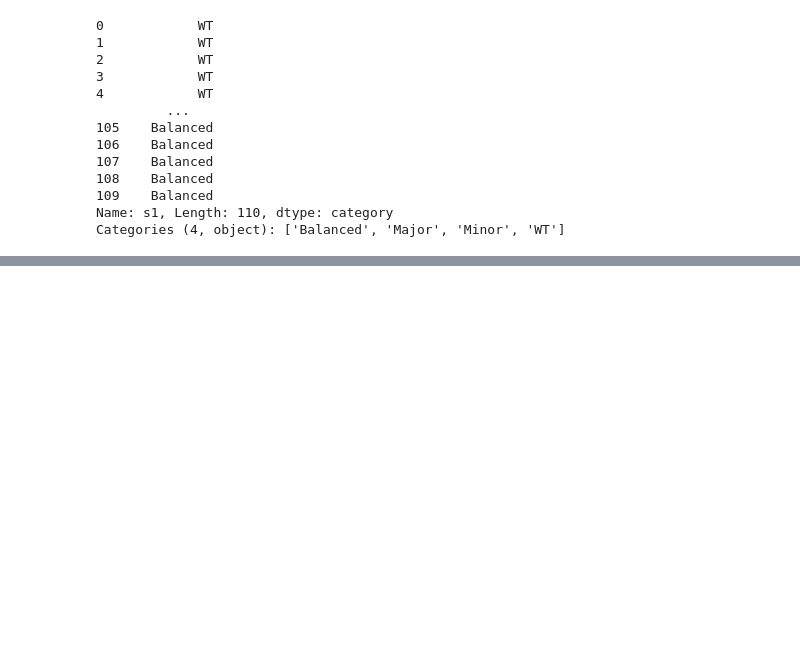
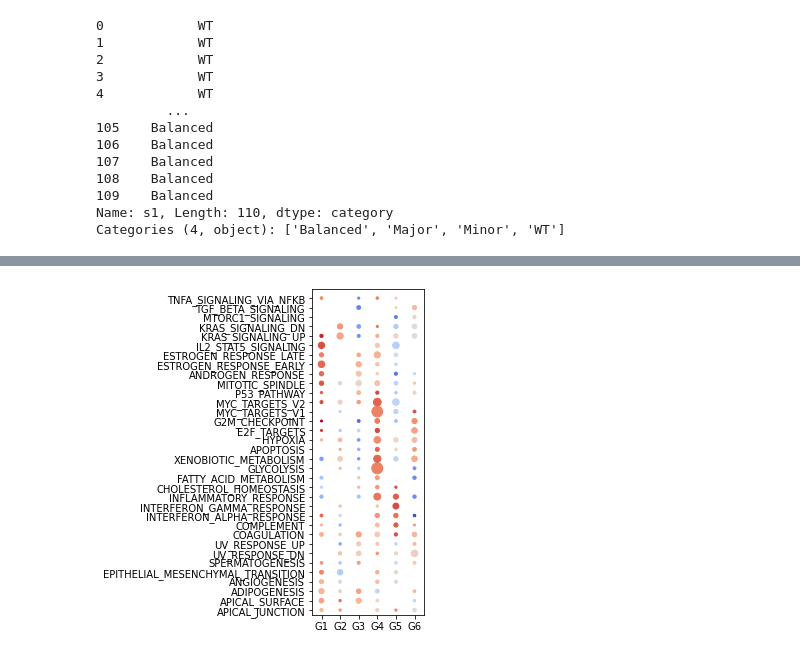
Before and after one commit to fossbert/Python_Packages, a Jupyter notebook: Dev_cbviz.ipynb, the cells around one changed output, grey strips where cells are left out. Cells and saved outputs as stored; diff of their text form; code cells hidden in the pictures; blank space fills up the shorter version.

```diff
--- a/Dev_cbviz.ipynb
+++ b/Dev_cbviz.ipynb
@@ -264,0 +273,2 @@ sb.data.dtypes
+# %%
+df['y'] = df['y'].astype('category').cat.reorder_categories(hm['Name'].to_list())
@@ -264,0 +289,18 @@ sb.data.dtypes
+# %%
+fdr = df.pivot(index='y', columns='x', values='fdr').fillna(1)
+sz = -np.log10(fdr.values.ravel())*3
+# %%
+progr = df.pivot(index='y', columns='x', values='med_tstat')
+cls = progr.values.ravel()
+# %%
+y,x = [arr.ravel() if i==0 else arr.ravel() for i, arr in enumerate(np.meshgrid(range(34), range(6)))]
+# %%
+fig, ax = plt.subplots(figsize=(2,6))
+
+ax.scatter(x, y, s=sz, c=cls, cmap=plt.cm.coolwarm)
+ax.set_xlim(-0.5, 5.5)
+ax.set_ylim(-0.5, 34)
+ax.set_yticks(np.arange(34), fdr.index.to_list());
+ax.set_xticks(np.arange(6), fdr.columns.to_list());
+# %% [output]
+[figure, added]
```
Also changed, not shown: parts of 5 cells of this notebook, 2 other files.
